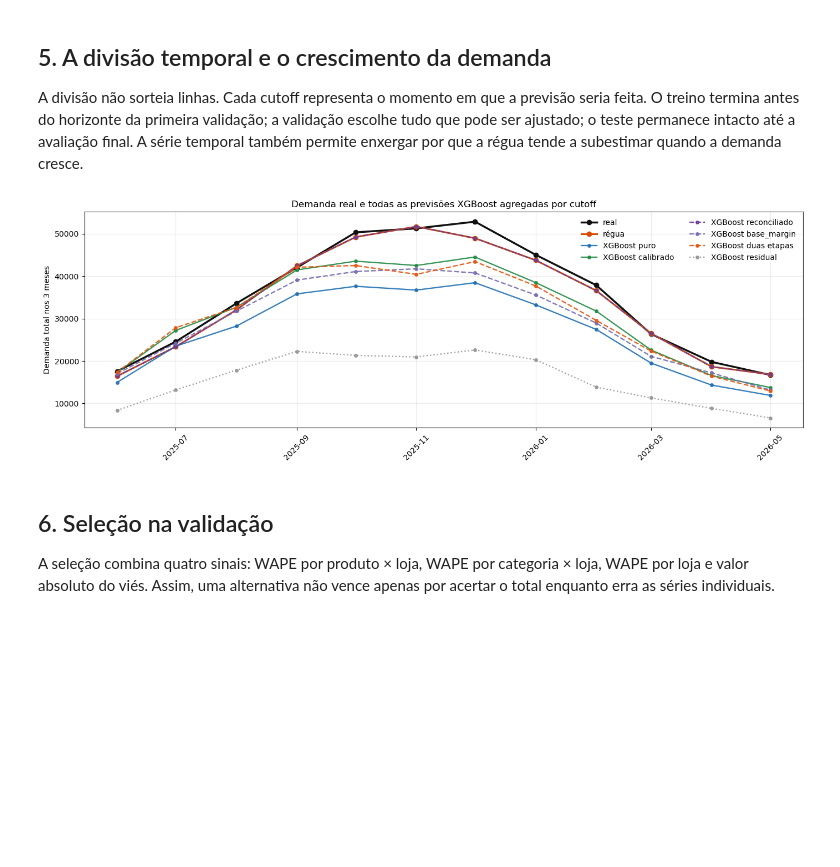
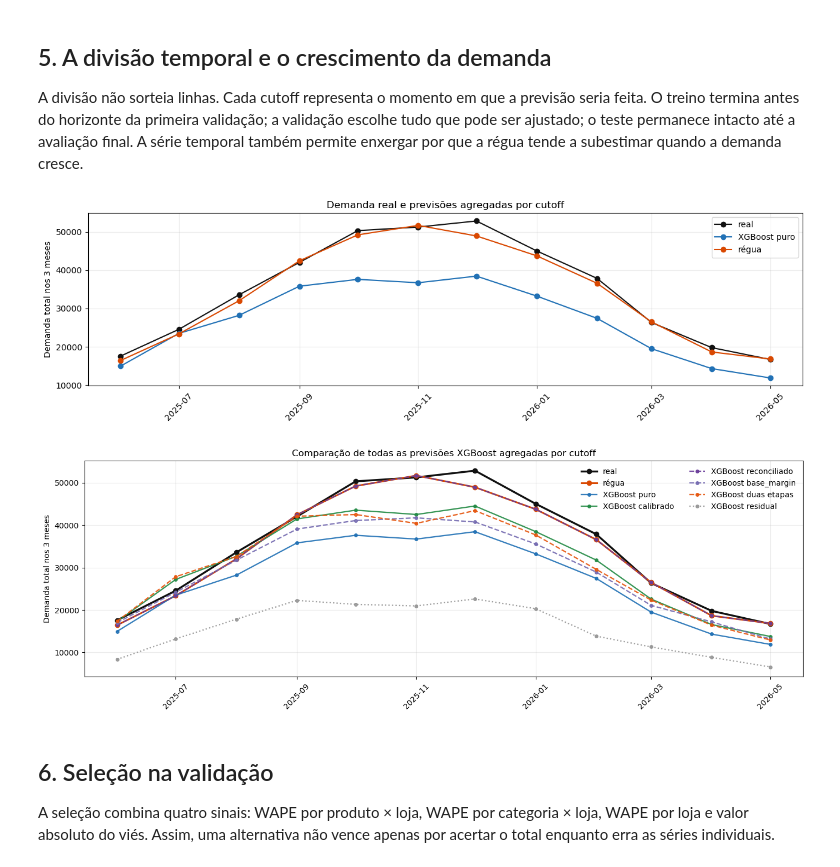
Before and after one commit to gusdiaso/lh_nautical_athena, a Jupyter notebook: notebooks/ml/05_modelo_xgboost.ipynb, the cells around one changed output. Cells and saved outputs as stored; diff of their text form; code cells hidden in the pictures; blank space fills up the shorter version.

Commit message:
Preserve original XGBoost versus baseline chart

```diff
--- a/notebooks/ml/05_modelo_xgboost.ipynb
+++ b/notebooks/ml/05_modelo_xgboost.ipynb
@@ -149,40 +149,53 @@ plt.show()
 
 A divisão não sorteia linhas. Cada cutoff representa o momento em que a previsão seria feita. O treino termina antes do horizonte da primeira validação; a validação escolhe tudo que pode ser ajustado; o teste permanece intacto até a avaliação final. A série temporal também permite enxergar por que a régua tende a subestimar quando a demanda cresce.
 # %%
-by_cutoff = (
-    test_predictions.assign(cutoff=pd.to_datetime(test_predictions['cutoff']))
-    .groupby('cutoff')[['target_3m', 'pred_xgboost', BASELINE,
-                        'pred_calibrated', 'pred_reconciled', 'pred_residual',
-                        'pred_base_margin', 'pred_two_stage']]
-    .sum()
-    .reset_index()
-)
+by_cutoff = (test_predictions.assign(cutoff=pd.to_datetime(test_predictions['cutoff']))
+             .groupby('cutoff')[['target_3m', 'pred_xgboost', BASELINE]].sum().reset_index())
+fig, ax = plt.subplots(figsize=(13, 4))
+ax.plot(by_cutoff['cutoff'], by_cutoff['target_3m'], marker='o', label='real', color='#111111')
+ax.plot(by_cutoff['cutoff'], by_cutoff['pred_xgboost'], marker='o', label='XGBoost puro', color='#2171b5')
+ax.plot(by_cutoff['cutoff'], by_cutoff[BASELINE], marker='o', label='régua', color='#d94801')
+ax.set_title('Demanda real e previsões agregadas por cutoff')
+ax.set_ylabel('Demanda total nos 3 meses')
+ax.legend()
+ax.grid(alpha=.25)
+plt.xticks(rotation=45)
+plt.tight_layout()
+plt.show()
+
+# Comparação adicional: todas as variações XGBoost, preservando o gráfico acima.
+by_cutoff_all = (test_predictions.assign(cutoff=pd.to_datetime(test_predictions['cutoff']))
+                 .groupby('cutoff')[['target_3m', BASELINE, 'pred_xgboost',
+                                     'pred_calibrated', 'pred_reconciled',
+                                     'pred_base_margin', 'pred_two_stage',
+                                     'pred_residual']]
+                 .sum().reset_index())
 fig, ax = plt.subplots(figsize=(14, 5))
-ax.plot(by_cutoff['cutoff'], by_cutoff['target_3m'], marker='o', linewidth=2.5,
+ax.plot(by_cutoff_all['cutoff'], by_cutoff_all['target_3m'], marker='o', linewidth=2.5,
         label='real', color='#111111')
-ax.plot(by_cutoff['cutoff'], by_cutoff[BASELINE], marker='o', linewidth=2.2,
+ax.plot(by_cutoff_all['cutoff'], by_cutoff_all[BASELINE], marker='o', linewidth=2.2,
         label='régua', color='#d94801')
 series = {
     'pred_xgboost': ('XGBoost puro', '#2171b5', '-'),
     'pred_calibrated': ('XGBoost calibrado', '#238b45', '-'),
     'pred_reconciled': ('XGBoost reconciliado', '#6a3d9a', '--'),
     'pred_base_margin': ('XGBoost base_margin', '#756bb1', '--'),
     'pred_two_stage': ('XGBoost duas etapas', '#e6550d', '--'),
     'pred_residual': ('XGBoost residual', '#969696', ':'),
 }
 for column, (label, color, linestyle) in series.items():
-    if column in by_cutoff:
-        ax.plot(by_cutoff['cutoff'], by_cutoff[column], marker='o', markersize=4,
-                linewidth=1.7, linestyle=linestyle, label=label, color=color, alpha=.9)
-ax.set_title('Demanda real e todas as previsões XGBoost agregadas por cutoff')
+    ax.plot(by_cutoff_all['cutoff'], by_cutoff_all[column], marker='o', markersize=4,
+            linewidth=1.7, linestyle=linestyle, label=label, color=color, alpha=.9)
+ax.set_title('Comparação de todas as previsões XGBoost agregadas por cutoff')
 ax.set_ylabel('Demanda total nos 3 meses')
 ax.legend(ncol=2, frameon=False)
 ax.grid(alpha=.25)
 plt.xticks(rotation=45)
 plt.tight_layout()
 plt.show()
 # %% [output]
-[figure, old version]
+[figure, new version]
+[figure, added]
 # %% [markdown]
 ## 6. Seleção na validação
 
```
